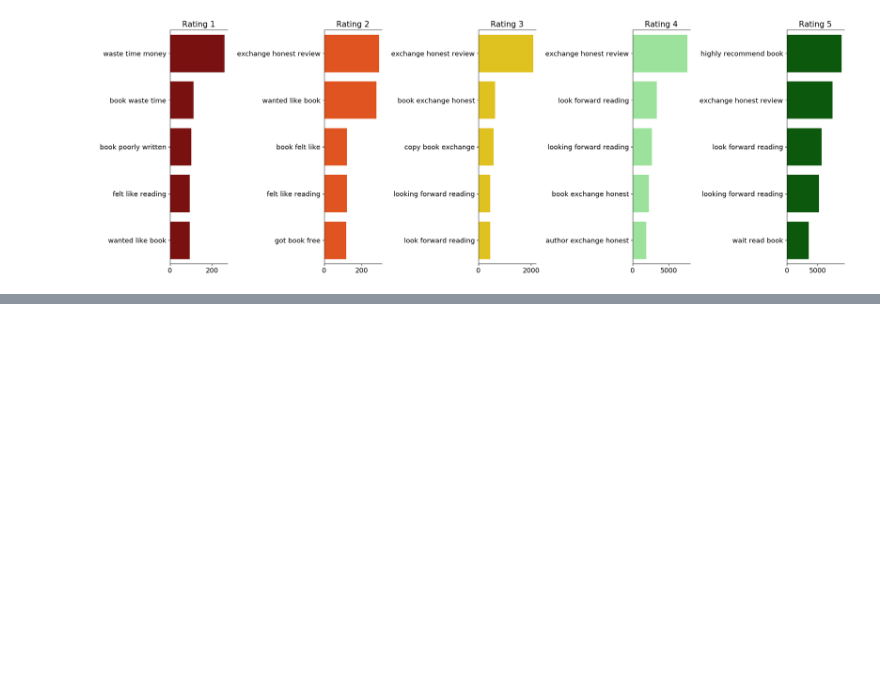
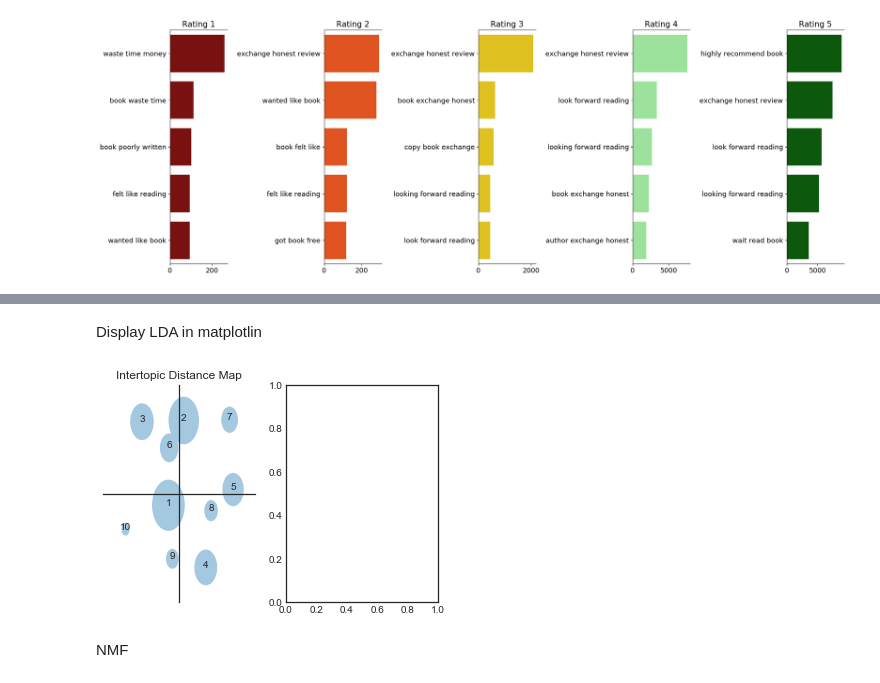
Before and after one commit to DiogoP98/SentimentAnalysis, a Jupyter notebook: EDA/EDA_Alex.ipynb, the cells around one changed output, grey strips where cells are left out. Saved outputs shown, nothing was run; the diff lists cells and outputs as text; code cells hidden in the pictures; blank space fills up the shorter version.

Commit message:
Added Topic Modelling

```diff
--- a/EDA/EDA_Alex.ipynb
+++ b/EDA/EDA_Alex.ipynb
@@ -246,0 +322,10 @@ Embeddings percentage
+# %%
+
+lda_model = LdaModel.load('topic.model')
+# %%
+
+topics = lda_model.show_topics(num_topics=10, num_words=10, log=False, formatted=False)
+for topic_idx, topic in topics:
+    print(f"Topic {topic_idx}:")
+    #print(topic)
+    print(" ".join([x[0] for x in topic]))
@@ -246,0 +364,49 @@ Embeddings percentage
+# %% [markdown]
+
+Display LDA in matplotlin
+# %%
+plt.style.use("seaborn-white")
+fig, ax = plt.subplots(nrows=1, ncols=2)
+with open('LDA.json') as json_file:
+    data = json.load(json_file)['mdsDat']
+    x = np.asarray(data['x'])
+    y = np.asarray(data['y'])
+    topics = np.asarray(data['topics'])
+    freq = np.asarray(data['Freq'])
+    max_size = 0.45
+    total_freq = sum(freq)
+    sizes = []
+    for size in freq:
+        sizes.append((size/total_freq) * max_size)
+
+
+    #fig = plt.figure(figsize=(20,20))
+    #ax[0] = fig.add_subplot(1, 1, 1)
+
+    # Move left y-axis and bottim x-axis to centre, passing through (0,0)
+    ax[0].spines['left'].set_position('center')
+    ax[0].spines['bottom'].set_position('center')
+
+    # Eliminate upper and right axes
+    ax[0].spines['right'].set_color('none')
+    ax[0].spines['top'].set_color('none')
+
+    ax[0].set_xlim(x.min() - 0.1,x.max()+0.1)
+    ax[0].set_ylim(y.min() - 0.1,y.max()+0.1)
+
+    ax[0].tick_params(
+    axis='both',          # changes apply to the x-axis
+    which='both',      # both major and minor ticks are affected
+    bottom=False,      # ticks along the bottom edge are off
+    top=False,         # ticks along the top edge are off
+    labelbottom=False) # labels along the bottom edge are off
+    ax[0].set_yticks([])
+    for x_pos, y_pos, r, top in zip(x,y, sizes,topics):
+        temp = plt.Circle((x_pos,y_pos),r, facecolor='#A5C8E1')
+        ax[0].add_artist(temp)
+        ax[0].annotate(f"{top}", xy=(x_pos, y_pos), ha="center")
+
+    ax[0].set_title("Intertopic Distance Map")    #fig.tight_layout()
+    #fig.savefig("LDA.png")
+# %% [output]
+[figure, added]
@@ -246,0 +427,2 @@ Embeddings percentage
+# %% [markdown]
+NMF
```
Also changed, not shown: parts of 24 cells of this notebook, 13 other files.
